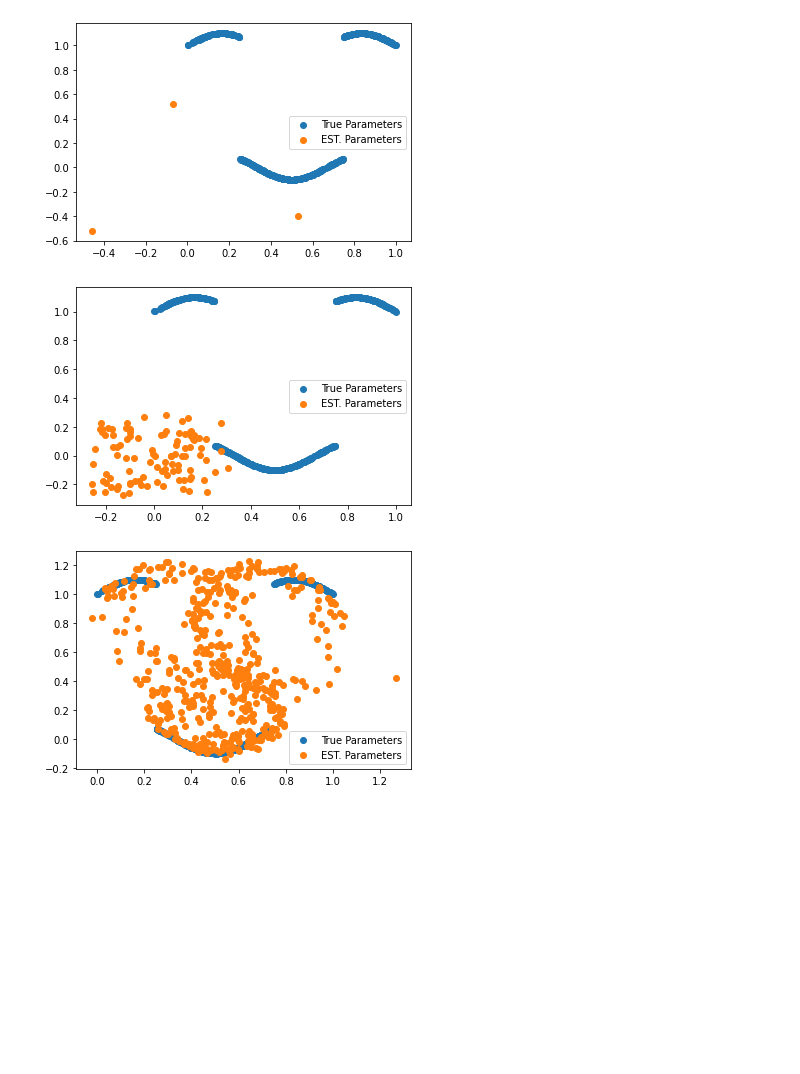
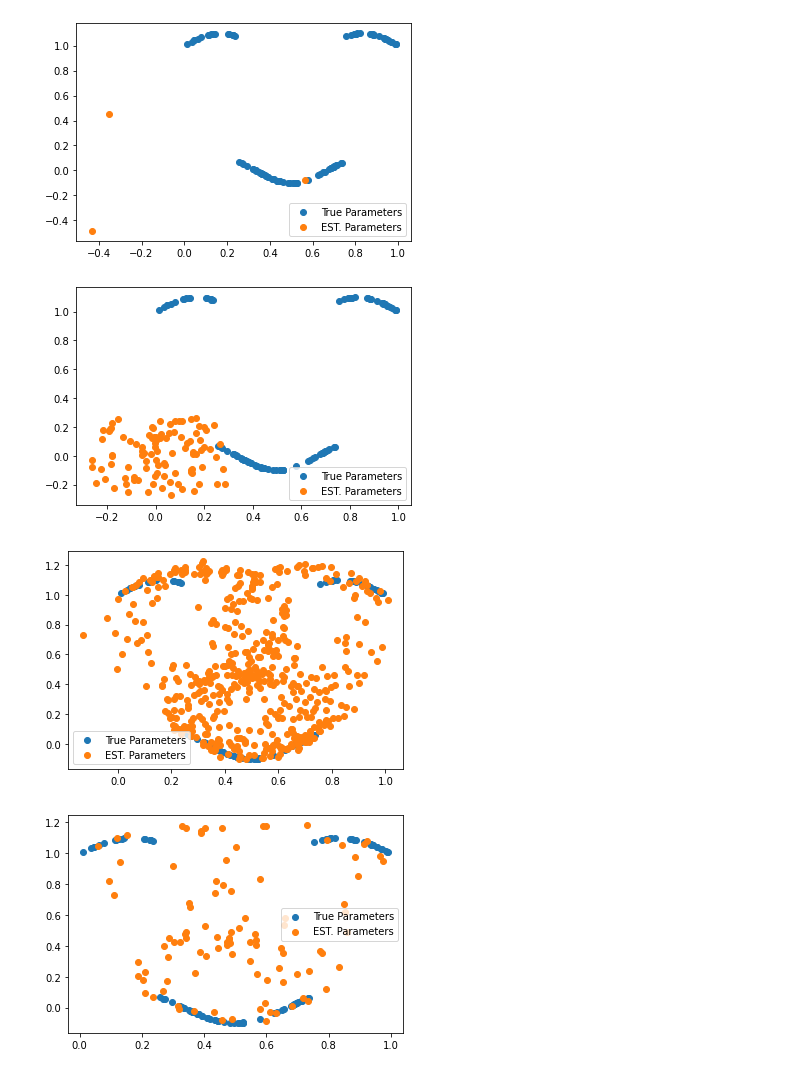
Before and after one commit to ChengyangHuang/Personalized_Regression, a Jupyter notebook: Simulation_Study.ipynb, the cells around one changed output. Saved outputs shown, nothing was run; the diff lists cells and outputs as text; code cells hidden in the pictures; blank space fills up the shorter version.

Commit message:
Simulation_Study update plotting function

```diff
--- a/Simulation_Study.ipynb
+++ b/Simulation_Study.ipynb
@@ -29,10 +29,14 @@ def generate_data(N, P, K, sigma_eps):
     return X, Y, theta, U
 
 
-def plot_parameters(theta_gt, theta_est):
+def plot_parameters(theta_gt, theta_est, PR=False):
     fig, ax = plt.subplots(1)
-    ax.scatter(theta_gt[:, 0], theta_gt[:, 1], label="True Parameters")
-    ax.scatter(theta_est[:, 0], theta_est[:, 1], label="EST. Parameters")
+    idxs = np.linspace(0, theta_gt.shape[0]-1, 100, dtype=int)
+    ax.scatter(theta_gt[idxs, 0], theta_gt[idxs, 1], label="True Parameters")
+    if PR:
+        ax.scatter(theta_est[idxs, 0], theta_est[idxs, 1], label="EST. Parameters")
+    else:
+        ax.scatter(theta_est[:, 0], theta_est[:, 1], label="EST. Parameters")
     ax.legend()
     return fig, ax
 
@@ -186,9 +190,9 @@ class Data_Arguments():
 class PR_Arguments():
     sigma_theta = 0.001
     learning_rate = 4e-3
-    lr_decay = 1-1e-4
+    lr_decay = 1 #1-1e-4
     latent_dim = 2
-    n_epoch = 2000 #2000
+    n_epoch = 10000 #2000
     theta_regularizer = 0.01
     distance_regularizer = 0.01
     phi_regularizer = 0
@@ -239,8 +243,10 @@ def main():
     result_list.append((theta_pr, dict_pr))
 
     for t, d in result_list:
-        plot_parameters(theta_train, t)
+        # plot_parameters(theta_train, t, d["method_name"]=="Personalized Regression")
+        plot_parameters(theta_train, t, False)
         print_metrics(d)
+    plot_parameters(theta_train, t, True)
 
 if __name__ == "__main__":
     main()
@@ -266,3 +272,4 @@ dtheta_n2:      7.159199447659169
-[figure, old version]
+[figure, new version]
-[figure, old version]
+[figure, new version]
-[figure, old version]
+[figure, new version]
+[figure, added]
```
Also changed, not shown: parts of 1 cell of this notebook.
